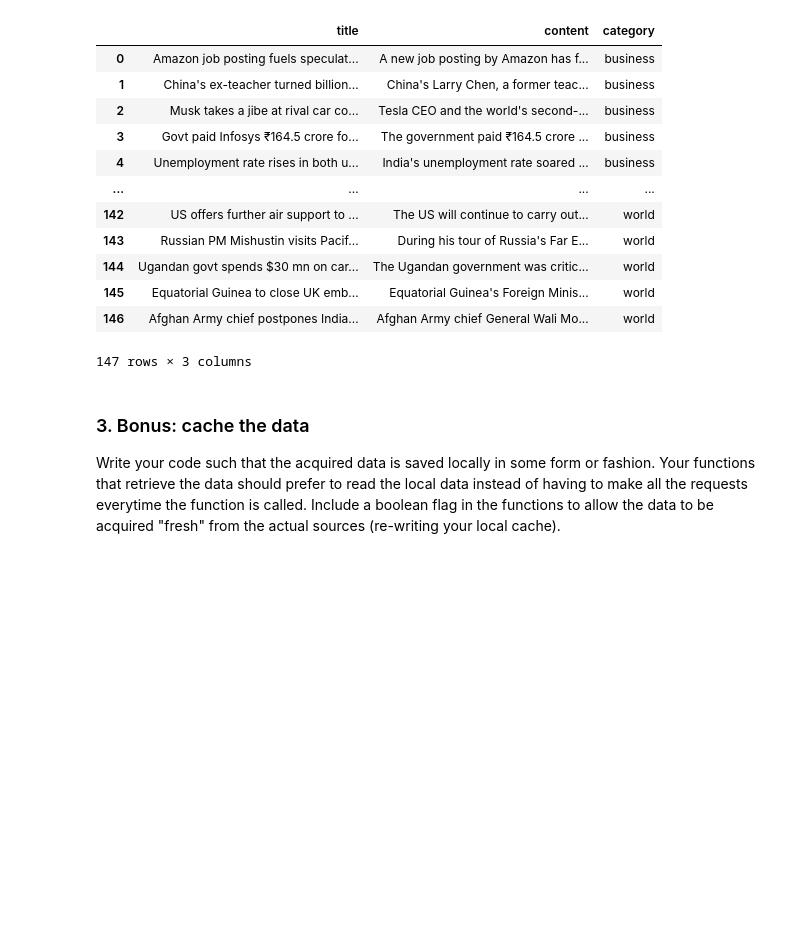
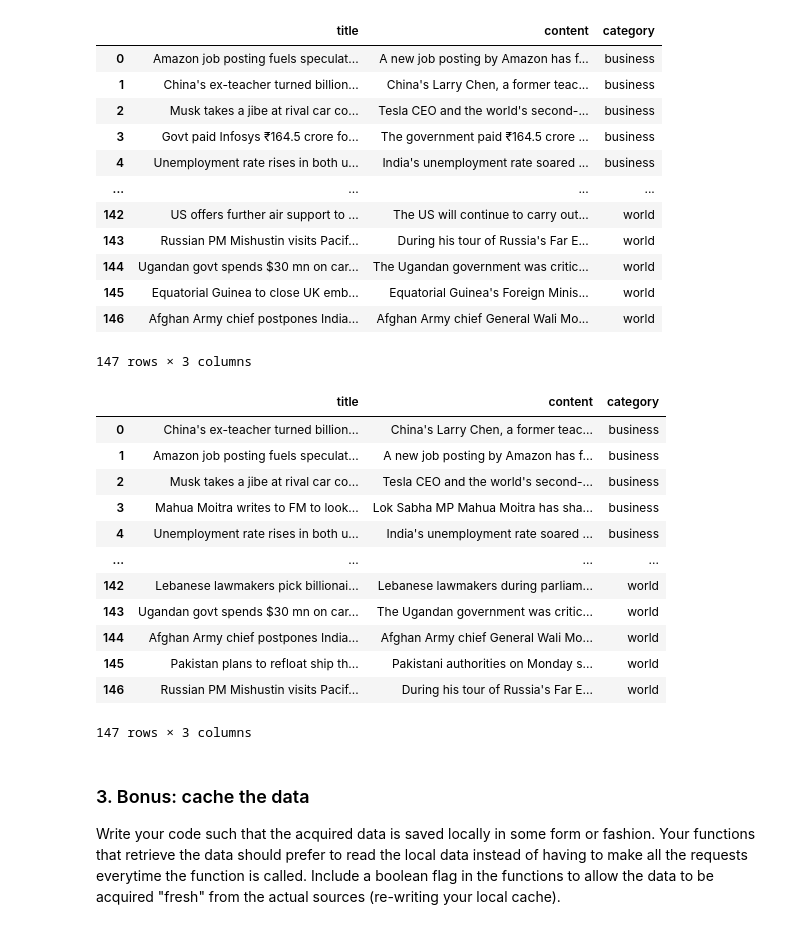
Before and after one commit to cindyvillanuevads/natural-language-processing-exercises, a Jupyter notebook: acquire.ipynb, the cells around one changed output. Drawn from its saved outputs; the diff is of its cells as text; code cells hidden in the pictures; blank space fills up the shorter version.

```diff
--- a/acquire.ipynb
+++ b/acquire.ipynb
@@ -426,6 +430,26 @@ df
 | 145 | Equatorial Guinea to close UK emb... | Equatorial Guinea's Foreign Minis... | world |
 | 146 | Afghan Army chief postpones India... | Afghan Army chief General Wali Mo... | world |
 147 rows × 3 columns
+# %%
+#TEST MY FUNCTION IN.PY
+categories = ["business", "sports", "technology", "entertainment", "science", "world"]
+df = a.get_all_news_articles(categories)
+# %%
+df
+# %% [output]
+|  | title | content | category |
+| 0 | China's ex-teacher turned billion... | China's Larry Chen, a former teac... | business |
+| 1 | Amazon job posting fuels speculat... | A new job posting by Amazon has f... | business |
+| 2 | Musk takes a jibe at rival car co... | Tesla CEO and the world's second-... | business |
+| 3 | Mahua Moitra writes to FM to look... | Lok Sabha MP Mahua Moitra has sha... | business |
+| 4 | Unemployment rate rises in both u... | India's unemployment rate soared ... | business |
+| ... | ... | ... | ... |
+| 142 | Lebanese lawmakers pick billionai... | Lebanese lawmakers during parliam... | world |
+| 143 | Ugandan govt spends $30 mn on car... | The Ugandan government was critic... | world |
+| 144 | Afghan Army chief postpones India... | Afghan Army chief General Wali Mo... | world |
+| 145 | Pakistan plans to refloat ship th... | Pakistani authorities on Monday s... | world |
+| 146 | Russian PM Mishustin visits Pacif... | During his tour of Russia's Far E... | world |
+147 rows × 3 columns
 # %% [markdown]
 ### 3. Bonus: cache the data
 
```
Also changed, not shown: parts of 1 cell of this notebook.
